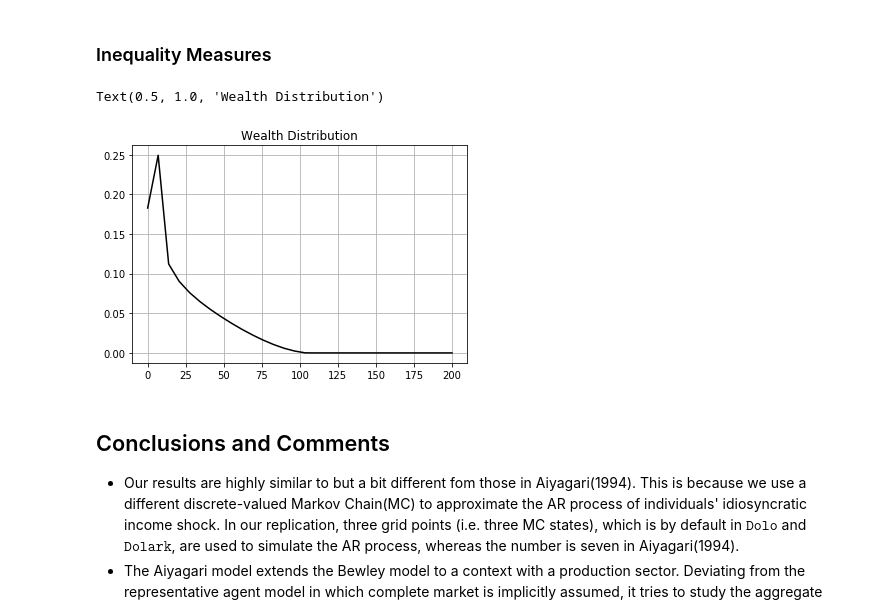
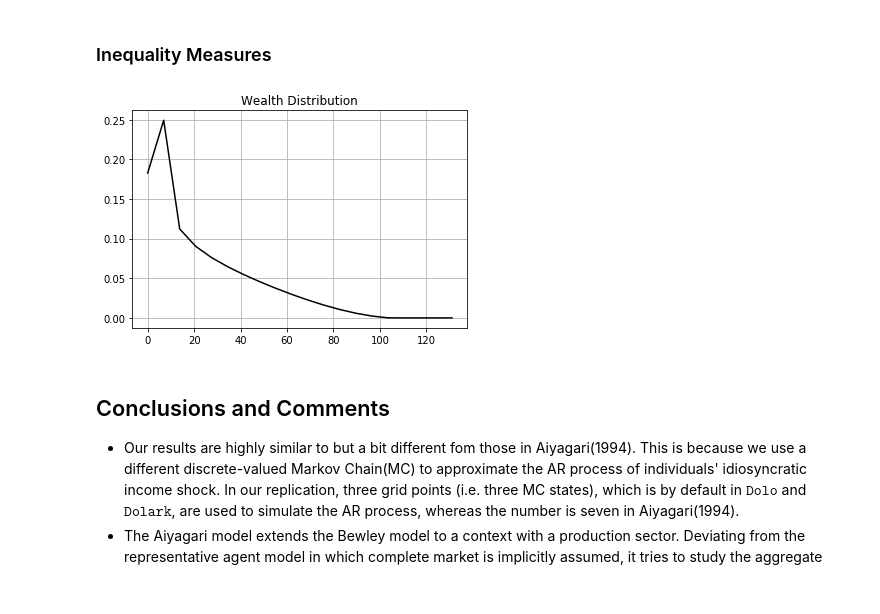
Before and after one commit to zhuang13atJHU/ballpark, a Jupyter notebook: models/We-Would-Like-In-Econ-ARK/AiyagariIdiosyncratic/Aiyagari1994QJE.ipynb, the cells around one changed output. Cells and saved outputs as stored; diff of their text form; code cells hidden in the pictures.

```diff
--- a/models/We-Would-Like-In-Econ-ARK/AiyagariIdiosyncratic/Aiyagari1994QJE.ipynb
+++ b/models/We-Would-Like-In-Econ-ARK/AiyagariIdiosyncratic/Aiyagari1994QJE.ipynb
@@ -318,14 +318,13 @@ You can also click [here](Table_SavingRate.md) for a markdown table.
 ### Inequality Measures
 # %%
 # plot wealth distribution under the baseline calibration
-# use log wealth
 s = eq.dr.endo_grid.nodes() # grid for states (i.e the state variable--wealth in this case)
-plt.plot(s, eq.μ.sum(axis=0), color='black')
+plt.plot(s[0:20], eq.μ.sum(axis=0)[0:20], color='black')   # I drop the last 10 grids when plotting since the probabilities of these levels of wealth are very close to zero. # The reason why I didn't use log for wealth is that taking log of a number which is extremely close to zero gets a very negative number
 plt.grid()
 plt.title("Wealth Distribution")
+plt.savefig('Figure_WealthDistribution.png')    # save the figure
 # %% [output]
-Text(0.5, 1.0, 'Wealth Distribution')
-[figure, old version]
+[figure, new version]
 # %% [markdown]
 ## Conclusions and Comments
 * Our results are highly similar to but a bit different fom those in Aiyagari(1994). This is because we use a different discrete-valued Markov Chain(MC) to approximate the AR process of individuals' idiosyncratic income shock. In our replication, three grid points (i.e. three MC states), which is by default in $\texttt{Dolo}$ and $\texttt{Dolark}$, are used to simulate the AR process, whereas the number is seven in Aiyagari(1994).
```
Also changed, not shown: parts of 1 cell of this notebook, 9 other files.
